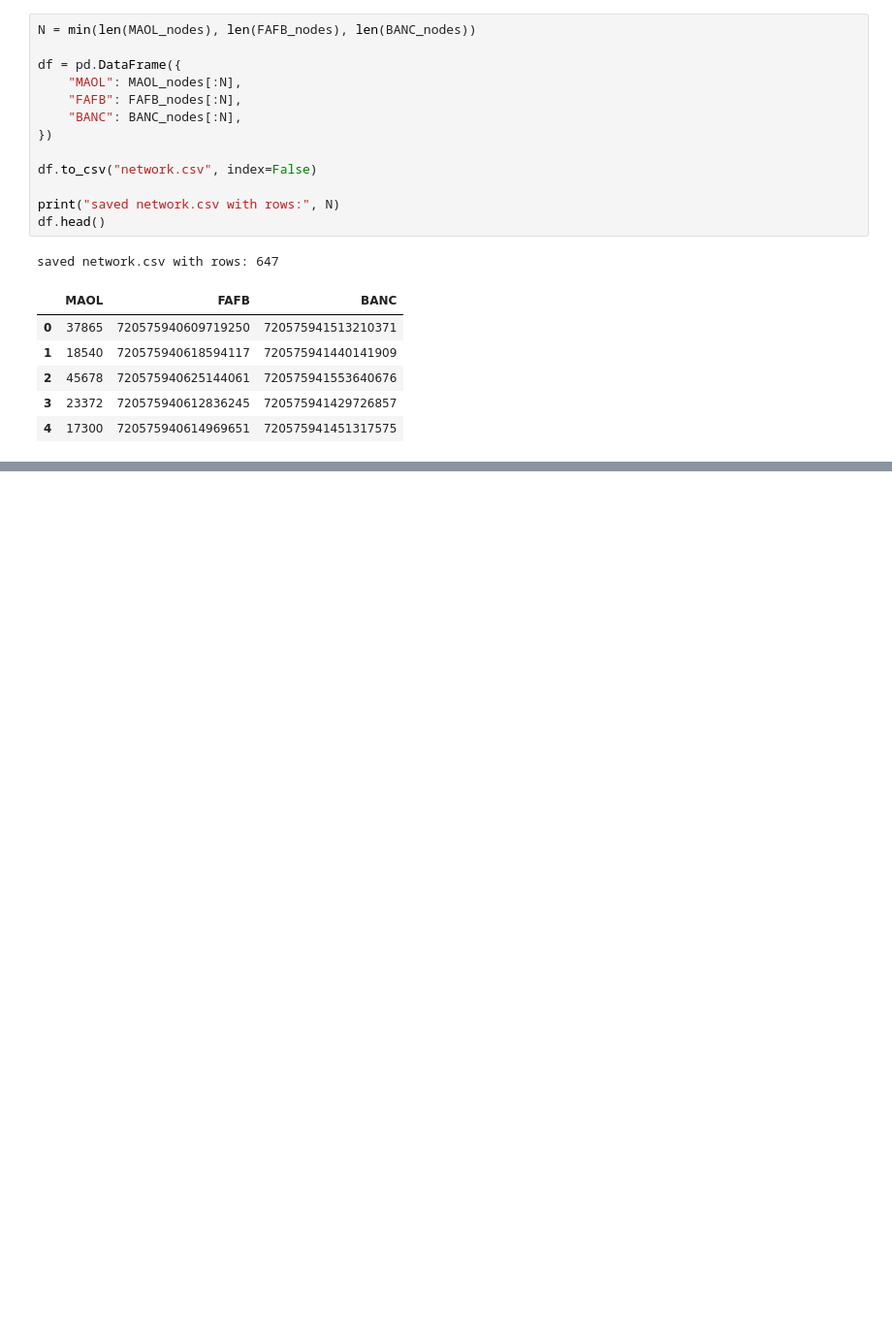
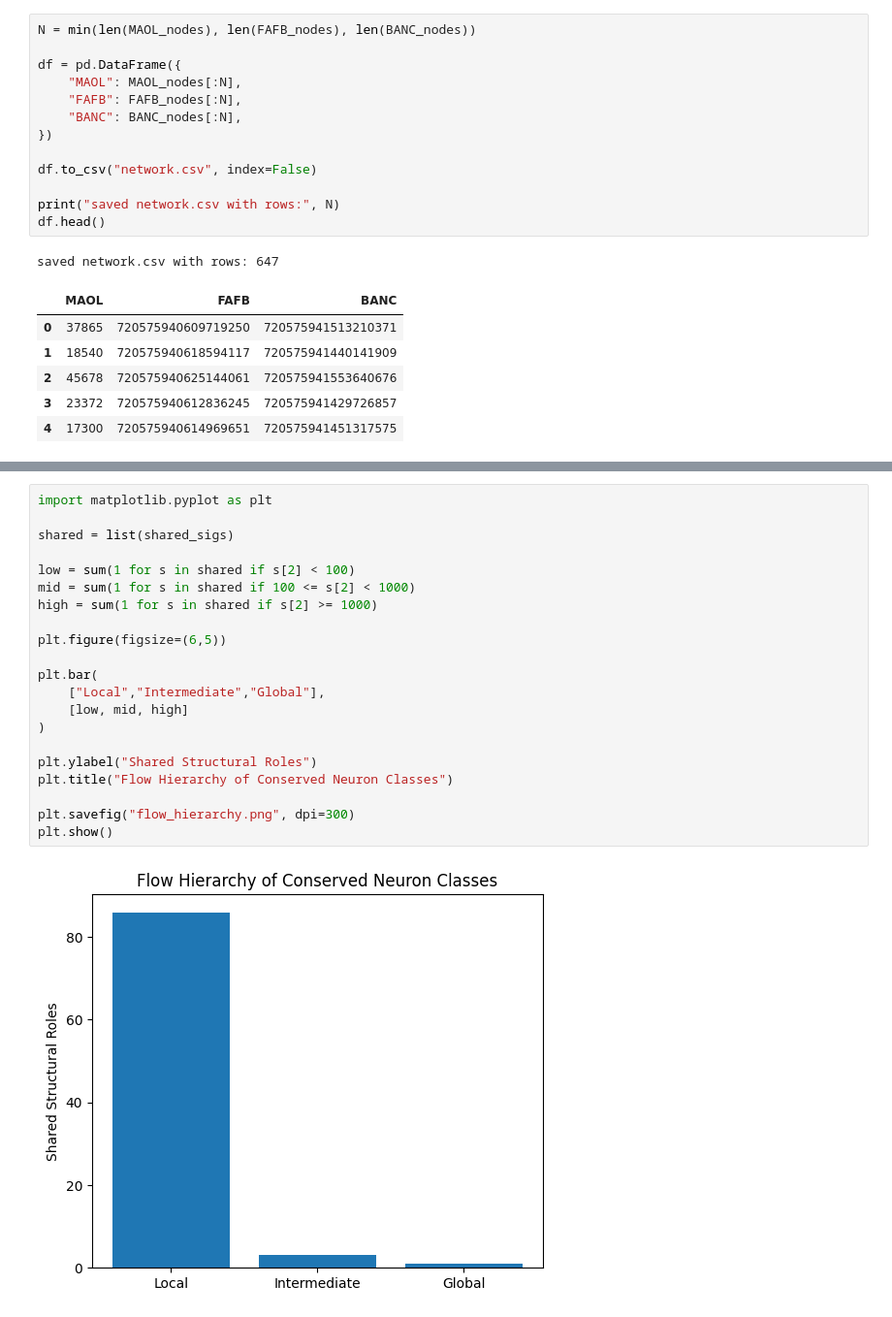
Before and after one commit to vachikasera/Flywire-Summer-Internship, a Jupyter notebook: solution.ipynb, the cells around one changed output, grey strips where cells are left out. Shown at 97% size. Cells and saved outputs as stored; diff of their text form; blank space fills up the shorter version.

```diff
--- a/solution.ipynb
+++ b/solution.ipynb
@@ -90,0 +170,23 @@ saved network.csv with rows: 647
+# %%
+import matplotlib.pyplot as plt
+
+shared = list(shared_sigs)
+
+low = sum(1 for s in shared if s[2] < 100)
+mid = sum(1 for s in shared if 100 <= s[2] < 1000)
+high = sum(1 for s in shared if s[2] >= 1000)
+
+plt.figure(figsize=(6,5))
+
+plt.bar(
+    ["Local","Intermediate","Global"],
+    [low, mid, high]
+)
+
+plt.ylabel("Shared Structural Roles")
+plt.title("Flow Hierarchy of Conserved Neuron Classes")
+
+plt.savefig("flow_hierarchy.png", dpi=300)
+plt.show()
+# %% [output]
+[figure, added]
```
Also changed, not shown: parts of 5 cells of this notebook.
